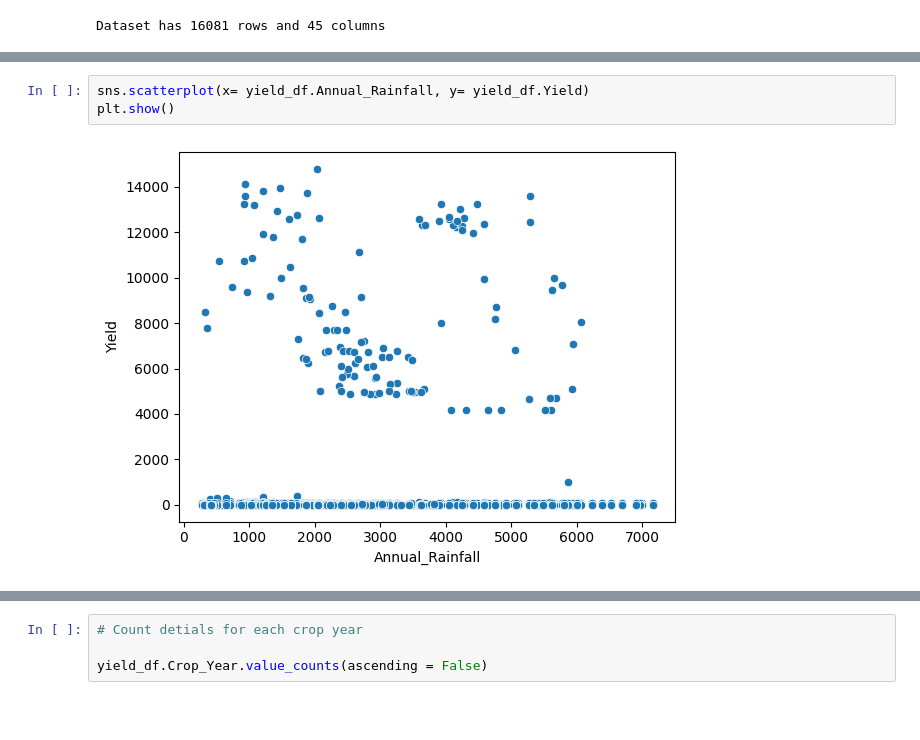
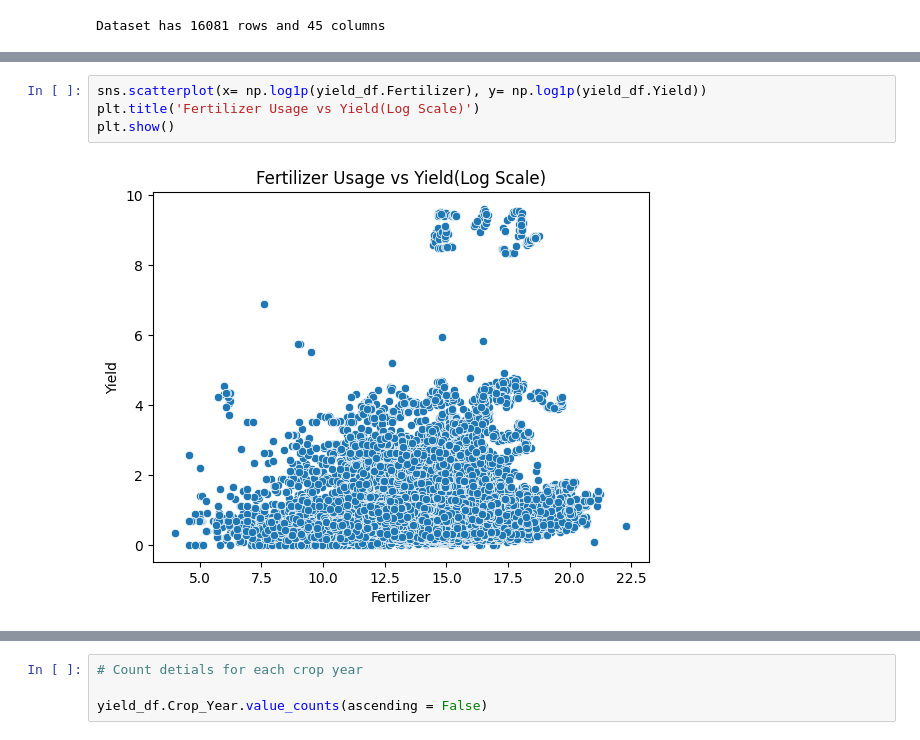
Before and after one commit to Sneha-s-kumarr/ICTAK_DSA_FinalProject, a Jupyter notebook: Crop_Yield_prediction_regression_task.ipynb, the cells around one changed output, grey strips where cells are left out. Cells and saved outputs as stored; diff of their text form; blank space fills up the shorter version.

```diff
--- a/Crop_Yield_prediction_regression_task.ipynb
+++ b/Crop_Yield_prediction_regression_task.ipynb
@@ -330,5 +369,6 @@ Soil_type:
 # %%
-sns.scatterplot(x= yield_df.Annual_Rainfall, y= yield_df.Yield)
+sns.scatterplot(x= np.log1p(yield_df.Fertilizer), y= np.log1p(yield_df.Yield))
+plt.title('Fertilizer Usage vs Yield(Log Scale)')
 plt.show()
 # %% [output]
-[figure, old version]
+[figure, new version]
```
Also changed, not shown: parts of 8 cells of this notebook.
